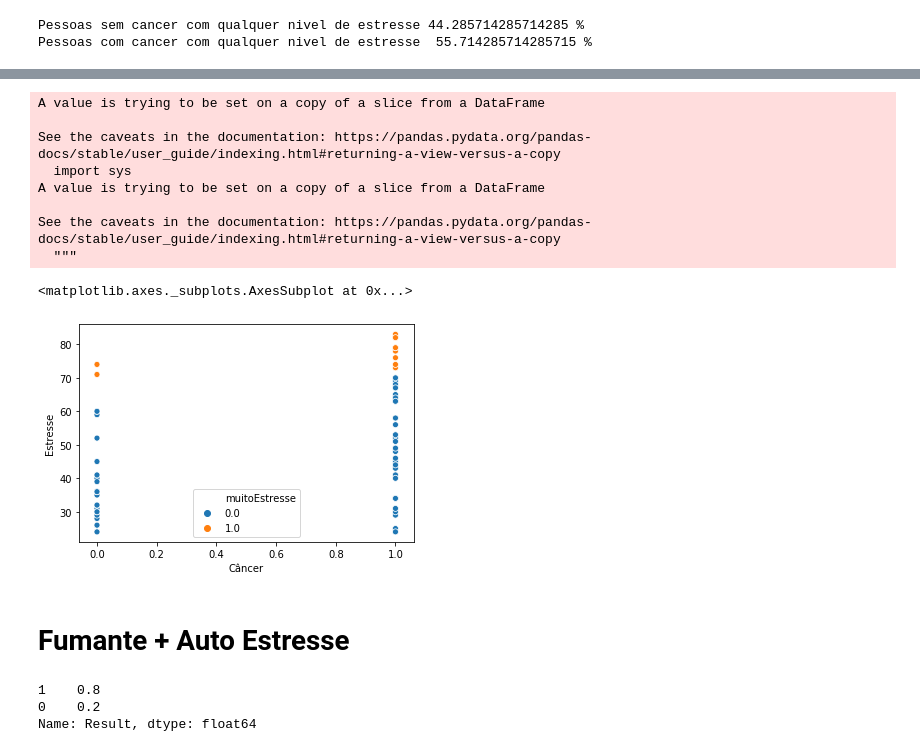
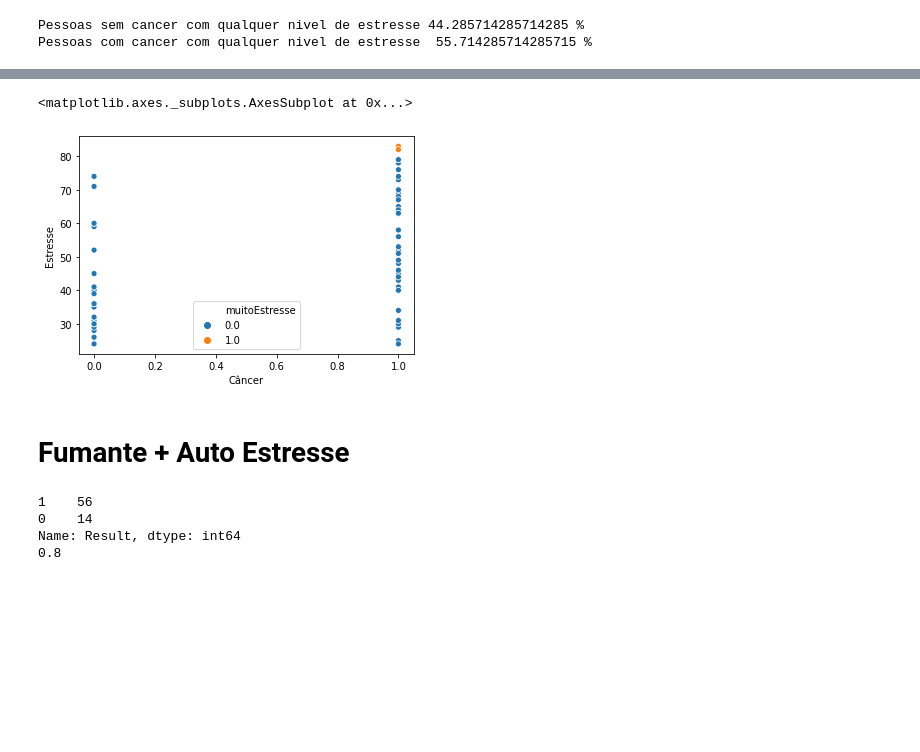
Before and after one commit to nilberthsouza/desenvolvimentodecancer, a Jupyter notebook: PredictCancerbyStressandSmoke.ipynb, the cells around one changed output, grey strips where cells are left out. Drawn from its saved outputs; the diff is of its cells as text; code cells hidden in the pictures; blank space fills up the shorter version.

````diff
--- a/PredictCancerbyStressandSmoke.ipynb
+++ b/PredictCancerbyStressandSmoke.ipynb
@@ -26,5 +26,5 @@ from statsmodels.tools.tools import add_constant
 Vamos começar importanto o dataset ```BancodeDados13.csv``` que foi adquirido nesse video do youtube e convertido de .sav para csv por esse script.
 Também vamos separar os dados entre as features que será um numpy array de 2 colunas e as labels que será um numpy array unidimensional.
 # %%
-df = pd.read_csv('BancodeDados13.csv')
+df = pd.read_csv('https://raw.githubusercontent.com/nilberthsouza/desenvolvimentodecancer/master/BancodeDados13.csv')
 # %% [markdown]
@@ -174,30 +189,22 @@ SyntaxError: invalid syntax (<ipython-input-21-72c298b24329>, line 1)
 # %%
 
 
 df['muitoEstresse'] = df['Estresse']
 
 for i in range(len(df['Estresse'])):
-    if df['Estresse'][i] > 70.0:
+    if df['Estresse'][i] > 80.0:
         df['muitoEstresse'][i] = 1
     else:
         df['muitoEstresse'][i] = 0
 
 sns.scatterplot(df['Câncer'],df['Estresse'],hue=df['muitoEstresse'])
 # %% [output]
-A value is trying to be set on a copy of a slice from a DataFrame
-
-See the caveats in the documentation: https://pandas.pydata.org/pandas-docs/stable/user_guide/indexing.html#returning-a-view-versus-a-copy
-  import sys
-A value is trying to be set on a copy of a slice from a DataFrame
-
-See the caveats in the documentation: https://pandas.pydata.org/pandas-docs/stable/user_guide/indexing.html#returning-a-view-versus-a-copy
-  """
+<matplotlib.axes._subplots.AxesSubplot at 0x...>
-<matplotlib.axes._subplots.AxesSubplot at 0x...>
-[figure, old version]
+[figure, new version]
 # %% [markdown]
 # Fumante + Auto Estresse
 # %%
-dfhip2 = pd.read_csv('BancodeDados13.csv')
+dfhip2 = pd.read_csv('https://raw.githubusercontent.com/nilberthsouza/desenvolvimentodecancer/master/BancodeDados13.csv')
 
 dfhip2['muitoEstresse'] = dfhip2['Estresse']
 
@@ -214,8 +221,11 @@ dfhip2.loc[dfhip2.Hab_Fumar == 1.0,"Hypothesis"] = 1
 dfhip2['Result'] = 0
 dfhip2.loc[dfhip2.Câncer == dfhip2["Hypothesis"],"Result"] = 1
 
-print(dfhip2['Result'].value_counts(normalize=True))
+print(dfhip2['Result'].value_counts())
+
+print(56/(56+14))
 # %% [output]
-1    0.8
-0    0.2
-Name: Result, dtype: float64
+1    56
+0    14
+Name: Result, dtype: int64
+0.8
````
Also changed, not shown: parts of 13 cells of this notebook.
